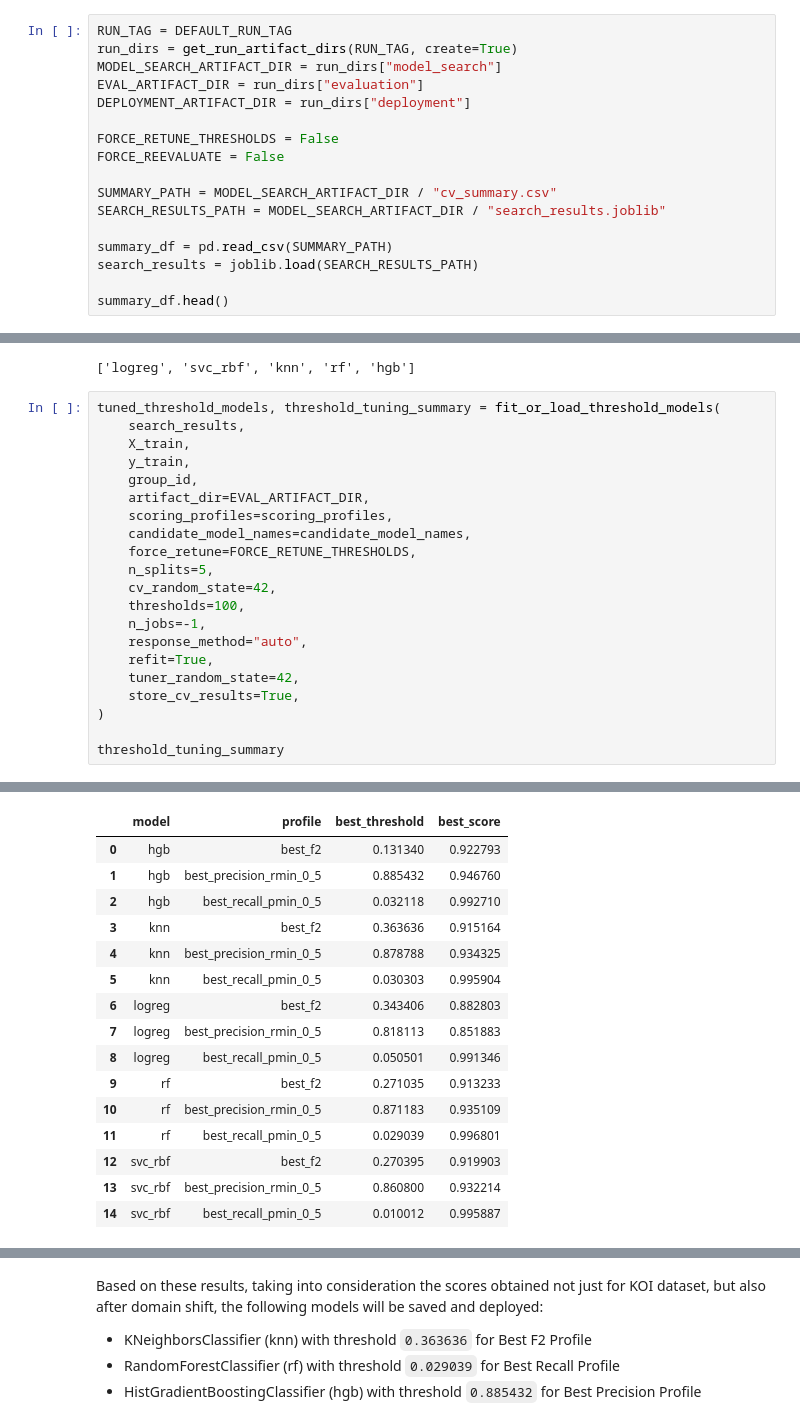
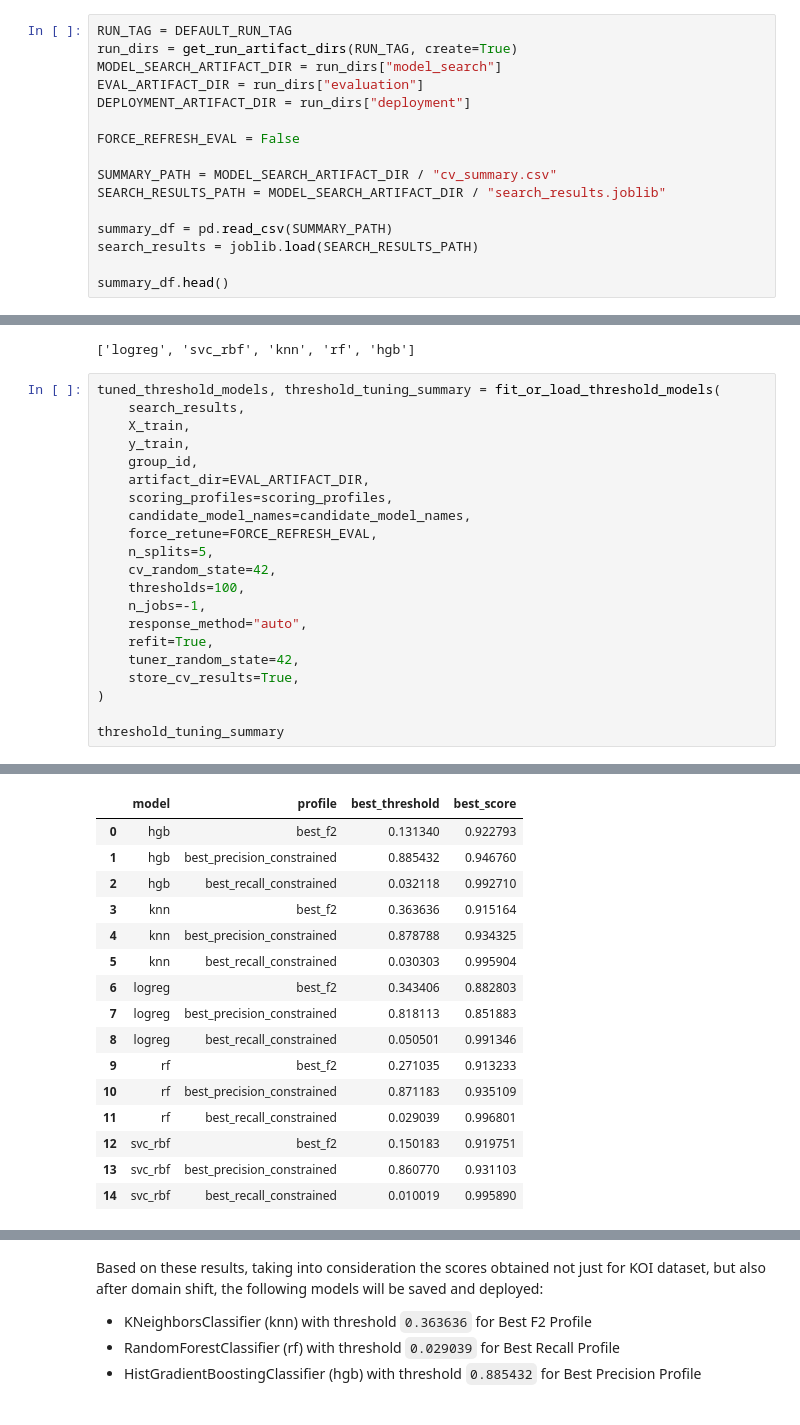
Before and after one commit to JanMatusiak/exoplanet-detection, a Jupyter notebook: notebooks/04_evaluate_models.ipynb, the cells around one changed output, grey strips where cells are left out. Saved outputs shown, nothing was run; the diff lists cells and outputs as text.

```diff
--- a/notebooks/04_evaluate_models.ipynb
+++ b/notebooks/04_evaluate_models.ipynb
@@ -39,8 +39,7 @@ MODEL_SEARCH_ARTIFACT_DIR = run_dirs["model_search"]
 EVAL_ARTIFACT_DIR = run_dirs["evaluation"]
 DEPLOYMENT_ARTIFACT_DIR = run_dirs["deployment"]
 
-FORCE_RETUNE_THRESHOLDS = False
-FORCE_REEVALUATE = False
+FORCE_REFRESH_EVAL = False
 
 SUMMARY_PATH = MODEL_SEARCH_ARTIFACT_DIR / "cv_summary.csv"
 SEARCH_RESULTS_PATH = MODEL_SEARCH_ARTIFACT_DIR / "search_results.joblib"
@@ -100,7 +99,7 @@ tuned_threshold_models, threshold_tuning_summary = fit_or_load_threshold_models(
     artifact_dir=EVAL_ARTIFACT_DIR,
     scoring_profiles=scoring_profiles,
     candidate_model_names=candidate_model_names,
-    force_retune=FORCE_RETUNE_THRESHOLDS,
+    force_retune=FORCE_REFRESH_EVAL,
     n_splits=5,
     cv_random_state=42,
     thresholds=100,
@@ -133,19 +115,19 @@ Saved threshold summary: ../artifacts/evaluation/v1/threshold_tuning_summary.csv
 |  | model | profile | best_threshold | best_score |
 | 0 | hgb | best_f2 | 0.131340 | 0.922793 |
-| 1 | hgb | best_precision_rmin_0_5 | 0.885432 | 0.946760 |
-| 2 | hgb | best_recall_pmin_0_5 | 0.032118 | 0.992710 |
+| 1 | hgb | best_precision_constrained | 0.885432 | 0.946760 |
+| 2 | hgb | best_recall_constrained | 0.032118 | 0.992710 |
 | 3 | knn | best_f2 | 0.363636 | 0.915164 |
-| 4 | knn | best_precision_rmin_0_5 | 0.878788 | 0.934325 |
-| 5 | knn | best_recall_pmin_0_5 | 0.030303 | 0.995904 |
+| 4 | knn | best_precision_constrained | 0.878788 | 0.934325 |
+| 5 | knn | best_recall_constrained | 0.030303 | 0.995904 |
 | 6 | logreg | best_f2 | 0.343406 | 0.882803 |
-| 7 | logreg | best_precision_rmin_0_5 | 0.818113 | 0.851883 |
-| 8 | logreg | best_recall_pmin_0_5 | 0.050501 | 0.991346 |
+| 7 | logreg | best_precision_constrained | 0.818113 | 0.851883 |
+| 8 | logreg | best_recall_constrained | 0.050501 | 0.991346 |
 | 9 | rf | best_f2 | 0.271035 | 0.913233 |
-| 10 | rf | best_precision_rmin_0_5 | 0.871183 | 0.935109 |
-| 11 | rf | best_recall_pmin_0_5 | 0.029039 | 0.996801 |
-| 12 | svc_rbf | best_f2 | 0.270395 | 0.919903 |
-| 13 | svc_rbf | best_precision_rmin_0_5 | 0.860800 | 0.932214 |
-| 14 | svc_rbf | best_recall_pmin_0_5 | 0.010012 | 0.995887 |
+| 10 | rf | best_precision_constrained | 0.871183 | 0.935109 |
+| 11 | rf | best_recall_constrained | 0.029039 | 0.996801 |
+| 12 | svc_rbf | best_f2 | 0.150183 | 0.919751 |
+| 13 | svc_rbf | best_precision_constrained | 0.860770 | 0.931103 |
+| 14 | svc_rbf | best_recall_constrained | 0.010019 | 0.995890 |
 # %%
 comparison_df = evaluate_or_load_threshold_models(
     tuned_threshold_models,
```
Also changed, not shown: parts of 4 cells of this notebook, 5 other files.
